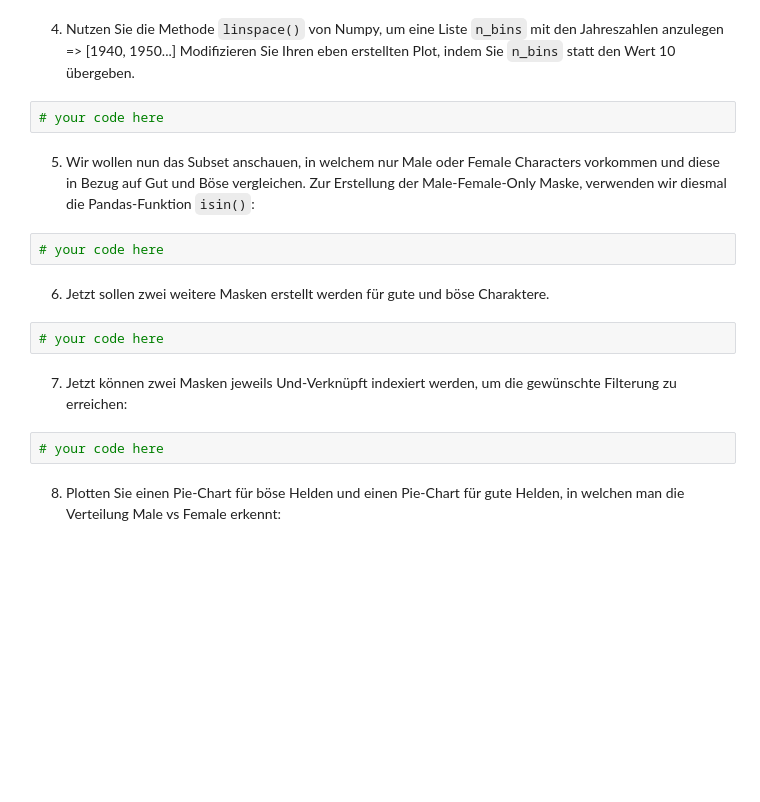
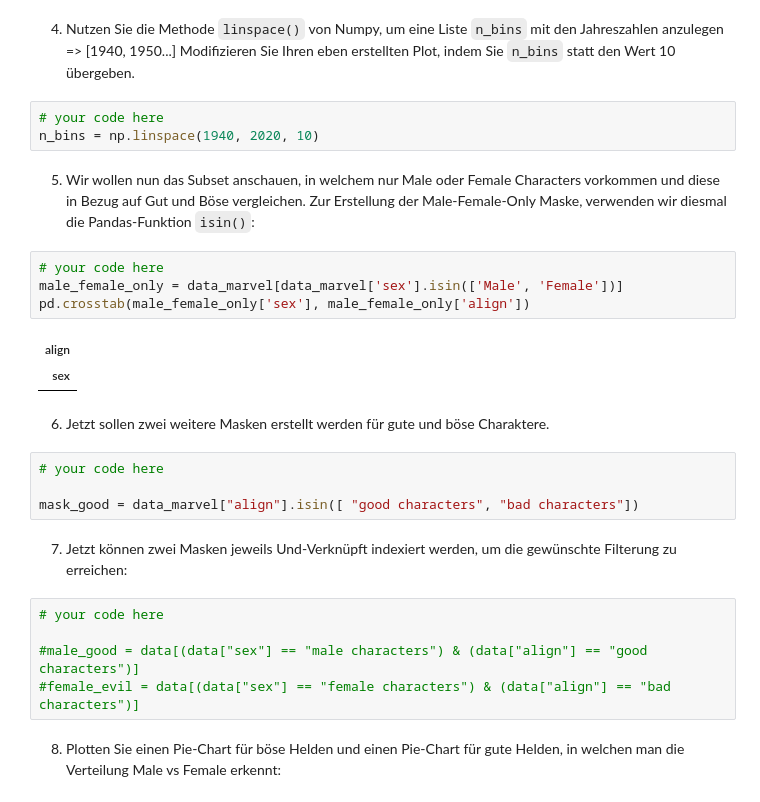
Before and after one commit to abbasrobaei/Sara, a Jupyter notebook: Python/Praktikum_03_Superhero_Analysis_LEER.ipynb, the cells around one changed output. Drawn from its saved outputs; the diff is of its cells as text; blank space fills up the shorter version.

```diff
--- a/Python/Praktikum_03_Superhero_Analysis_LEER.ipynb
+++ b/Python/Praktikum_03_Superhero_Analysis_LEER.ipynb
@@ -327,18 +378,29 @@ IndentationError: expected an indented block after function definition on line 1
 Modifizieren Sie Ihren eben erstellten Plot, indem Sie `n_bins` statt den Wert 10 übergeben.
 # %%
 # your code here
+n_bins = np.linspace(1940, 2020, 10)
 # %% [markdown]
 5. Wir wollen nun das Subset anschauen, in welchem nur Male oder Female Characters vorkommen und diese in Bezug auf Gut und Böse vergleichen. Zur Erstellung der Male-Female-Only Maske, verwenden wir diesmal die Pandas-Funktion `isin()`:
 # %%
 # your code here
+male_female_only = data_marvel[data_marvel['sex'].isin(['Male', 'Female'])]
+pd.crosstab(male_female_only['sex'], male_female_only['align'])
+# %% [output]
+| align |
+| sex |
 # %% [markdown]
 6. Jetzt sollen zwei weitere Masken erstellt werden für gute und böse Charaktere.
 # %%
 # your code here
+
+mask_good = data_marvel["align"].isin([ "good characters", "bad characters"])
 # %% [markdown]
 7. Jetzt können zwei Masken jeweils Und-Verknüpft indexiert werden, um die gewünschte Filterung zu erreichen:
 # %%
 # your code here
+
+#male_good = data[(data["sex"] == "male characters") & (data["align"] == "good characters")]
+#female_evil = data[(data["sex"] == "female characters") & (data["align"] == "bad characters")]
 # %% [markdown]
 8. Plotten Sie einen Pie-Chart für böse Helden und einen Pie-Chart für gute Helden, in welchen man die Verteilung Male vs Female erkennt:
 # %%
```
Also changed, not shown: parts of 6 cells of this notebook.
